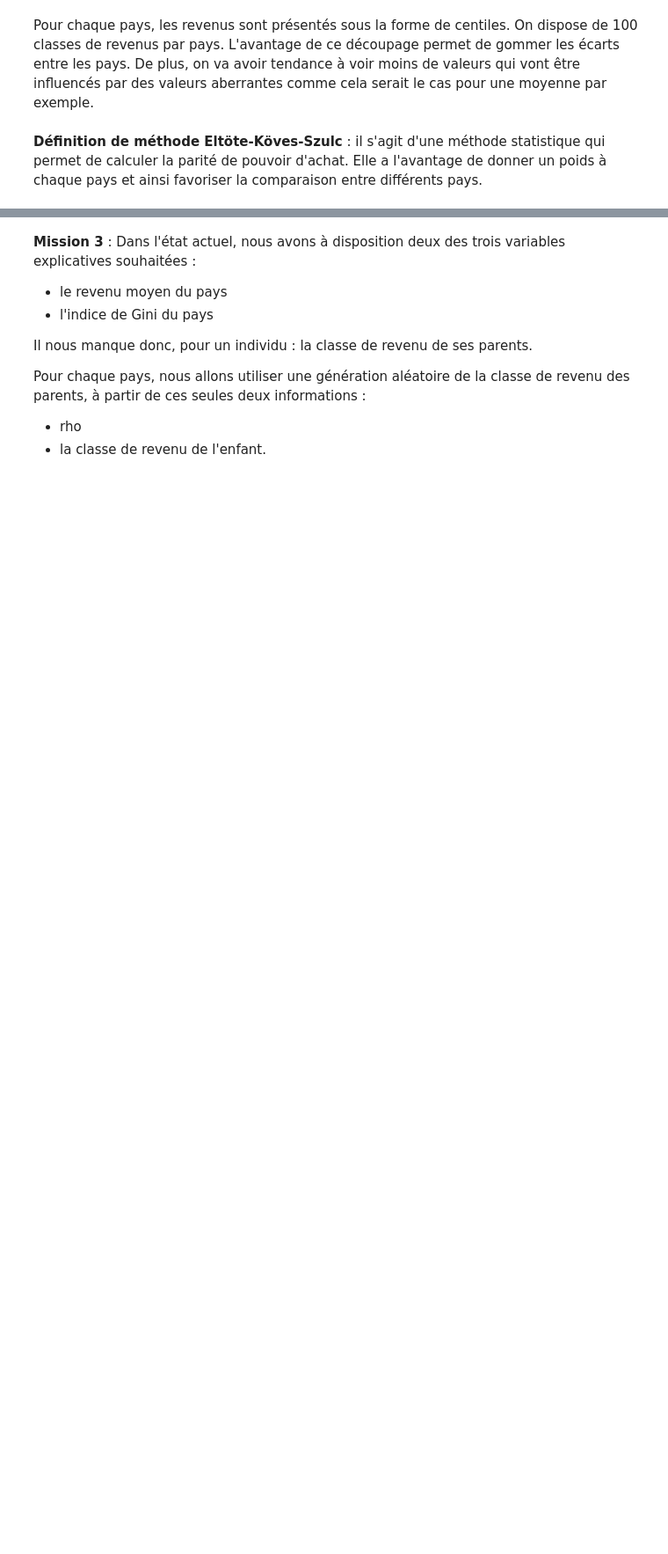
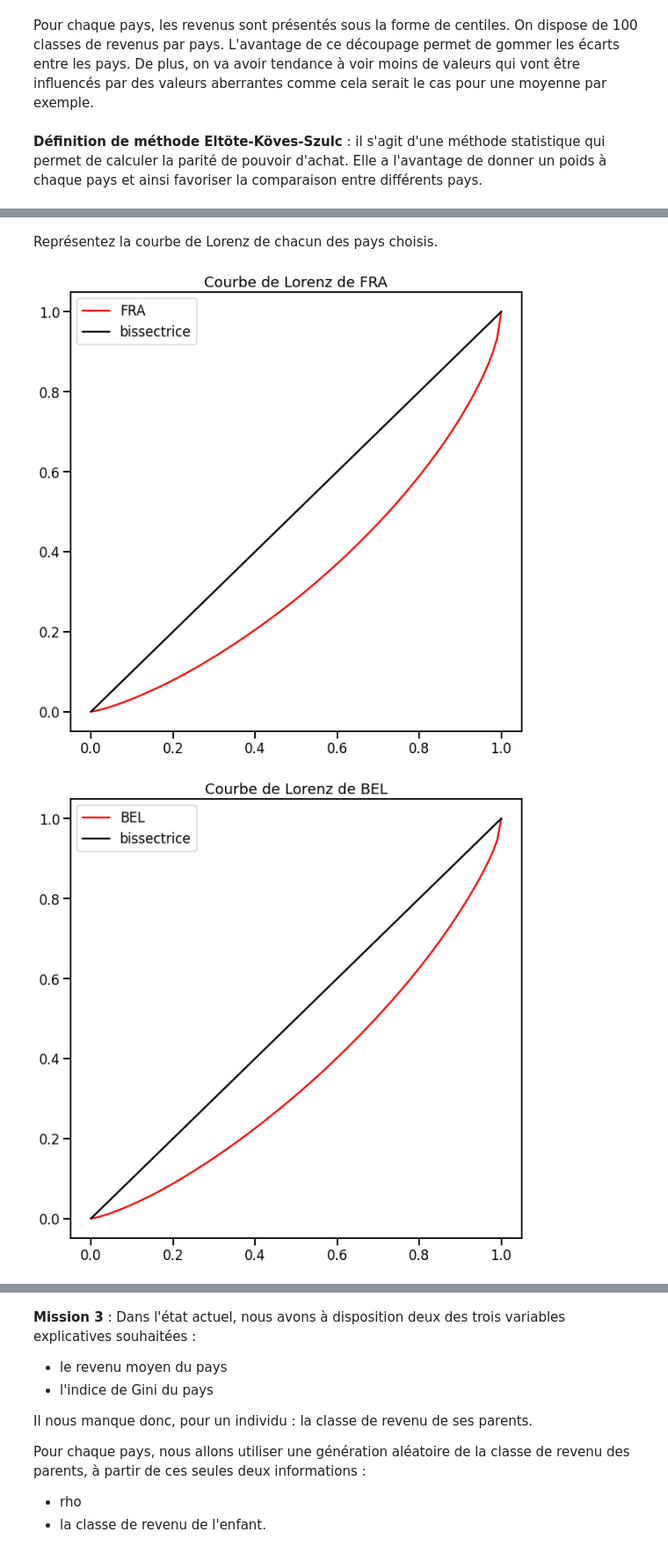
Before and after one commit to Sylvariane/prediction_revenus, a Jupyter notebook: P07_code.ipynb, the cells around one changed output, grey strips where cells are left out. Shown at 88% size. Saved outputs shown, nothing was run; the diff lists cells and outputs as text; code cells hidden in the pictures; blank space fills up the shorter version.

```diff
--- a/P07_code.ipynb
+++ b/P07_code.ipynb
@@ -167,7 +181,0 @@ _ = plt.show()
-# %%
-pays = ['France', 'Géorgie', 'Canada', 'Honduras', 'Colombie', 'Brésil', 'Albanie', 'Allemagne', 'Philippines', 'Thaïlande']
-
-for i in pays:
-  arr = df.loc[df['Pays'] == i]['income']
-  X = np.array(arr)
-  lorenz_curve(X)
@@ -184,0 +182,13 @@ for i in pays:
+# %% [markdown]
+Représentez la courbe de Lorenz de chacun des pays choisis.
+# %%
+# Création d'une boucle pour tracer les courbes de Lorenz de chaque pays
+code_iso = ['FRA', 'BEL','EST', 'ARM', 'GEO', 'ARG', 'ECU', 'PAN', 'ISL', 'POL', 'RUS']
+
+for i in code_iso:
+  arr = df.loc[df['iso_code'] == i]['income']
+  X = np.array(arr)
+  lorenz_curve(X)
+# %% [output]
+[figure, added]
+[figure, added]
```
Also changed, not shown: parts of 54 cells of this notebook.
